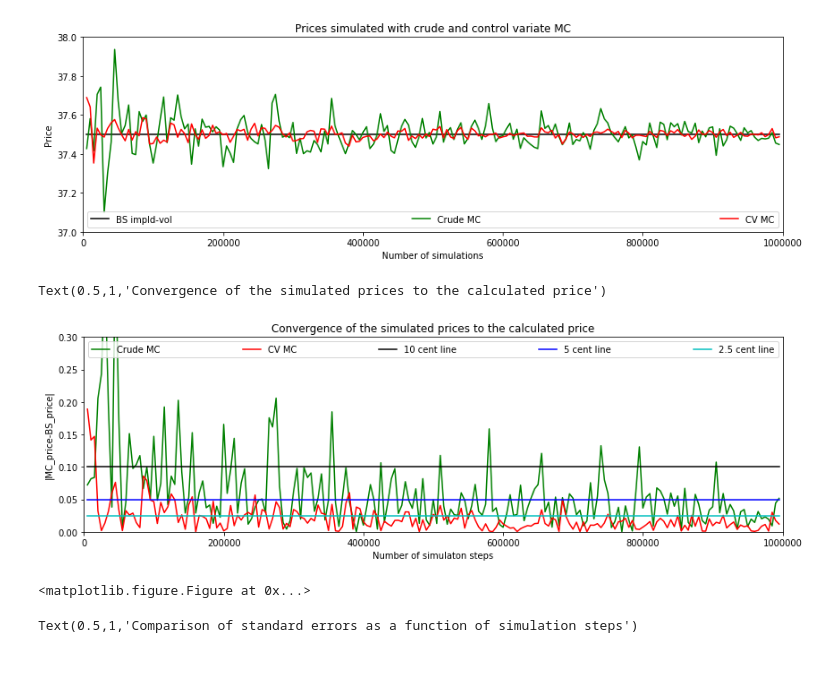
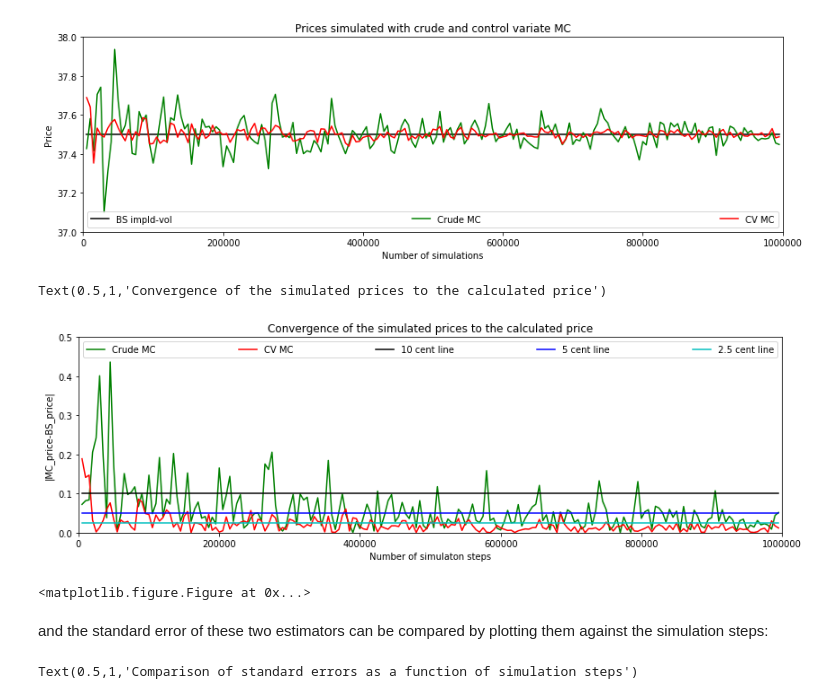
Before and after one commit to jacobeskin/Monte-Carlo-Simulations-in-Finance, a Jupyter notebook: A study of MC in option pricing/Options.ipynb, the cells around one changed output. Saved outputs shown, nothing was run; the diff lists cells and outputs as text; code cells hidden in the pictures; blank space fills up the shorter version.

```diff
--- a/A study of MC in option pricing/Options.ipynb
+++ b/A study of MC in option pricing/Options.ipynb
@@ -708,25 +708,27 @@ plt.legend(loc='lower center', mode='expand', ncol=3)
 # %%
 # Absolute value of the difference between calculated price and simulated prices
 diff = np.absolute(np.array(prices_V)-bsi)
 diff_cv = np.absolute(np.array(prices_V_cv)-bsi)
 
 # Plot of the convergence of simulated price to calculated price
 plt.figure(7)
 plt.figure(figsize=(14,4))
 plt.xlabel('Number of simulaton steps')
 plt.ylabel('|MC_price-BS_price|')
-plt.axis([0,1000000,0,0.3])
+plt.axis([0,1000000,0,0.5])
 plt.plot(x,diff,'g', label='Crude MC')
 plt.plot(x, diff_cv, 'r', label='CV MC')
 plt.plot(x, [0.10 for i in range(199)], 'k', label='10 cent line')
 plt.plot(x, [0.05 for i in range(199)], 'b', label='5 cent line')
 plt.plot(x, [0.025 for i in range(199)], 'c', label='2.5 cent line')
 plt.legend(loc='upper center', mode='expand', ncol=5)
 plt.title('Convergence of the simulated prices to the calculated price')
 # %% [output]
 Text(0.5,1,'Convergence of the simulated prices to the calculated price')
-[figure, old version]
+[figure, new version]
 <matplotlib.figure.Figure at 0x...>
+# %% [markdown]
+and the standard error of these two estimators can be compared by plotting them against the simulation steps:
 # %%
 plt.figure(8)
 plt.figure(figsize=(14,4))
```
Also changed, not shown: parts of 17 cells of this notebook.
